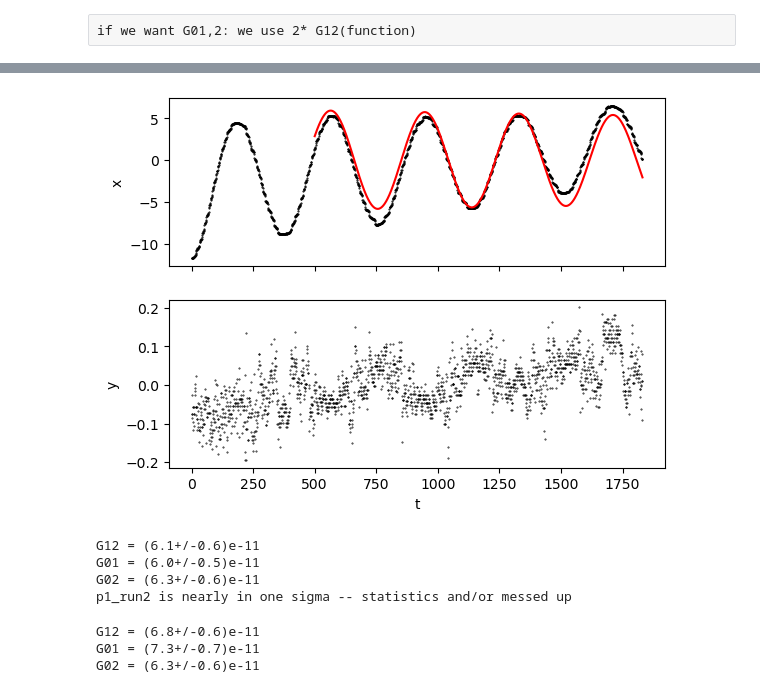
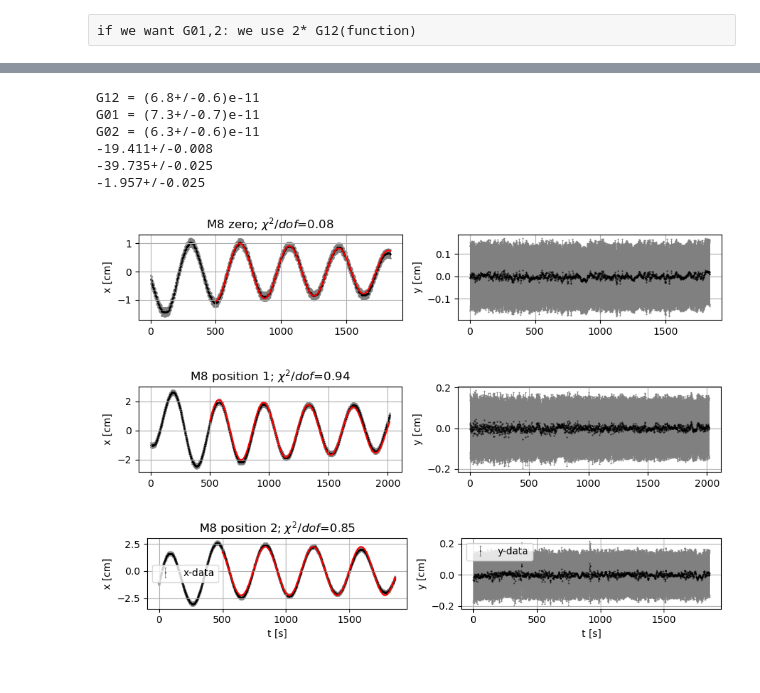
Before and after one commit to lucasruppert/GravCon, a Jupyter notebook: grav_con_m8.ipynb, the cells around one changed output, grey strips where cells are left out. Drawn from its saved outputs; the diff is of its cells as text; code cells hidden in the pictures.

```diff
--- a/grav_con_m8.ipynb
+++ b/grav_con_m8.ipynb
@@ -60,6 +137,7 @@ def G_12(R, theta1, theta2, T, conversion_factor):
 if we want G01,2: we use 2* G12(function)
 # %%
 #get period T0
-T =  2*np.pi/fit(*np.loadtxt('m8/m8_p0.txt', skiprows=2, unpack=True), cutoff=500, plot=True)[2]
+conv=conversion(h1,h2)
+T =  2*np.pi/fit(*np.loadtxt('m8/m8_p0.txt', skiprows=2, unpack=True),'T', cutoff=500)[2]
 print('period from zero measurement = ', T)
 # %% [output]
@@ -68,56 +145,28 @@ period from zero measurement =  378.92+/-0.11
-# %%
-#compare both p1 measurement
-theta_test = fit(*np.loadtxt('m8/m8_p1_r1.txt', skiprows=2, unpack=True), cutoff=500, plot=True)[4]
-# %% [output]
-[figure, removed]
 # %%
-#T = ufloat(379.9587037978669, 0) # mean of both, in principle we have zero measurement for full glory
-#fit: T0, dtheta1, dtheta2
-#theta1=unp.uarray(1042.074833852749, 0 ) #conversion factor for vid setup 1 in cm/'m'. used squared addition here
-#theta2=unp.uarray(1249.6597283089984, 0)
-theta0 = fit(*np.loadtxt('m8/m8_p0.txt', skiprows=2, unpack=True), cutoff=500)[4]
-theta1 = fit(*np.loadtxt('m8/m8_p1_run2_r4.txt', skiprows=2, unpack=True), cutoff=500)[4]
-theta2 = fit(*np.loadtxt('m8/m8_p2_r4.txt', skiprows=2, unpack=True), cutoff=500)[4]
+theta0 = fit(*np.loadtxt('m8/m8_p0.txt', skiprows=2, unpack=True), 'M8 zero', cutoff=500, plot=True)[4]
+theta1 = fit(*np.loadtxt('m8/m8_p1_r4.txt', skiprows=2, unpack=True), 'M8 position 1', cutoff=500, plot=True)[4]
+theta2 = fit(*np.loadtxt('m8/m8_p2_r4.txt', skiprows=2, unpack=True), 'M8 position 2',xlabel=True, cutoff=500, plot=True)[4]
 
-#REMEMBER TO ADJUST R:
 R4 = 0.068
-
 
 delta_r = 0.0
 r = unp.uarray( R4  + delta_r, 0.003)
 
 conversion_factor =conversion(h1,h2)
 print('G12 =',G_12(r, theta1, theta2, T, conversion_factor)) # *2 for G01,2
 print('G01 =',G_12(r, theta1, theta0, T, conversion_factor)*2)
 print('G02 =',G_12(r, theta0, theta2, T, conversion_factor)*2)
 
-print('p1_run2 is nearly in one sigma -- statistics and/or messed up')
+print(theta0)
+print(theta1)
+print(theta2)
 # %% [output]
-G12 = (6.1+/-0.6)e-11
-G01 = (6.0+/-0.5)e-11
+G12 = (6.8+/-0.6)e-11
+G01 = (7.3+/-0.7)e-11
 G02 = (6.3+/-0.6)e-11
-p1_run2 is nearly in one sigma -- statistics and/or messed up
+-19.411+/-0.008
+-39.735+/-0.025
+-1.957+/-0.025
+[figure, added]
+[figure, added]
+[figure, added]
-# %%
-#T = ufloat(379.9587037978669, 0) # mean of both, in principle we have zero measurement for full glory
-#fit: T0, dtheta1, dtheta2
-#theta1=unp.uarray(1042.074833852749, 0 ) #conversion factor for vid setup 1 in cm/'m'. used squared addition here
-#theta2=unp.uarray(1249.6597283089984, 0)
-theta0 = fit(*np.loadtxt('m8/m8_p0.txt', skiprows=2, unpack=True), cutoff=500)[4]
-theta1 = fit(*np.loadtxt('m8/m8_p1_r4.txt', skiprows=2, unpack=True), cutoff=500)[4]
-theta2 = fit(*np.loadtxt('m8/m8_p2_r4.txt', skiprows=2, unpack=True), cutoff=500)[4]
-
-#REMEMBER TO ADJUST R:
-R4 = 0.068
-
-
-delta_r = 0.0
-r = unp.uarray( R4  + delta_r, 0.003)
-
-conversion_factor =conversion(h1,h2)
-print('G12 =',G_12(r, theta1, theta2, T, conversion_factor)) # *2 for G01,2
-print('G01 =',G_12(r, theta1, theta0, T, conversion_factor)*2)
-print('G02 =',G_12(r, theta0, theta2, T, conversion_factor)*2)
-# %% [output]
-G12 = (6.8+/-0.6)e-11
-G01 = (7.3+/-0.7)e-11
-G02 = (6.3+/-0.6)e-11
```
Also changed, not shown: parts of 3 cells of this notebook, 4 other files.
